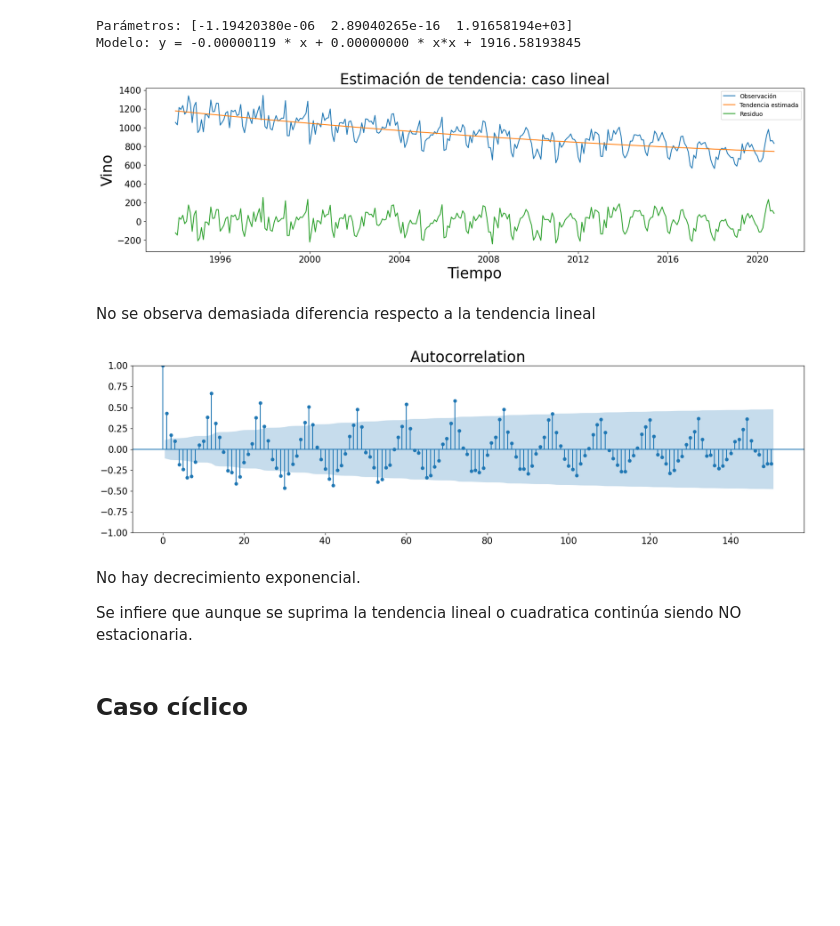
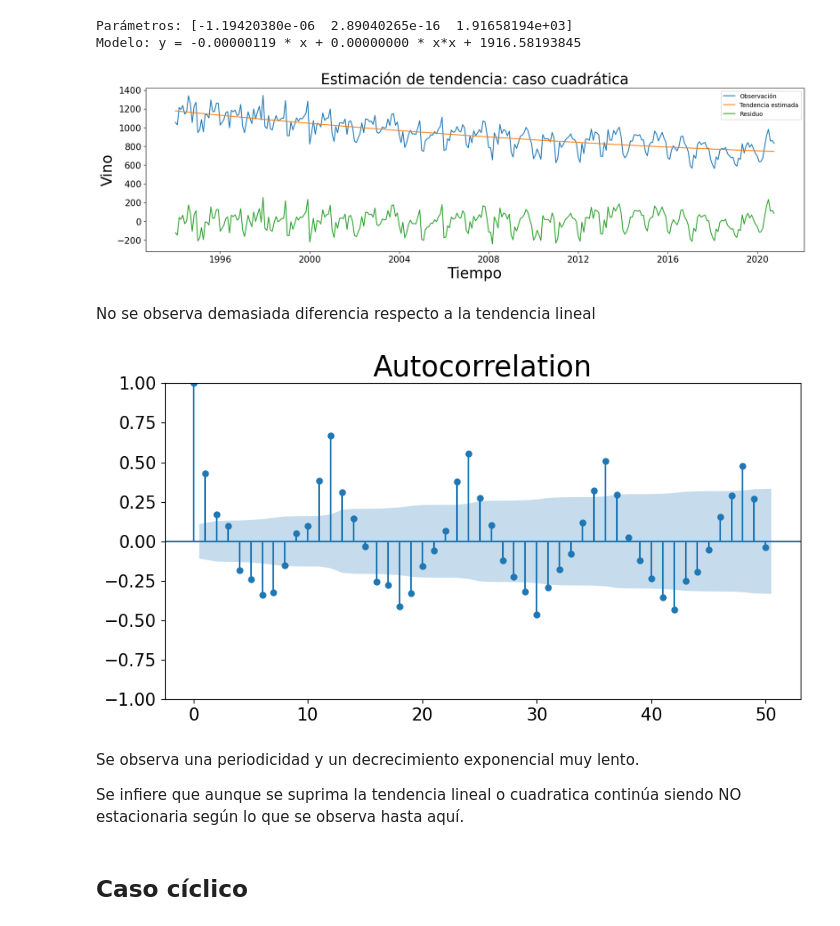
Before and after one commit to sergio2pi/CEIA-FIUBA_ST, a Jupyter notebook: trabajo_integrador/series_temporales.ipynb, the cells around one changed output. Drawn from its saved outputs; the diff is of its cells as text; code cells hidden in the pictures; blank space fills up the shorter version.

```diff
--- a/trabajo_integrador/series_temporales.ipynb
+++ b/trabajo_integrador/series_temporales.ipynb
@@ -283,25 +300,25 @@ plt.plot(dataset['indice_tiempo'], objective(ts, *parameters), label='Tendencia
 # Residuo. Original - Tendencia
 residuo = dataset['vino'] - objective(ts, *parameters)
 plt.plot(dataset['indice_tiempo'], residuo, label='Residuo')
-plt.title("Estimación de tendencia: caso lineal")
+plt.title("Estimación de tendencia: caso cuadrática")
 plt.legend()
 plt.xlabel("Tiempo")
 plt.ylabel("Vino")
 plt.show()
 # %% [output]
-[figure, old version]
+[figure, new version]
 # %% [markdown]
 No se observa demasiada diferencia respecto a la tendencia lineal
 # %%
-fig, ax = plt.subplots(figsize=(20,5))
-plot_acf(residuo, lags=150, ax=ax)
+fig, ax = plt.subplots(figsize=(10,5))
+plot_acf(residuo, lags=50, ax=ax)
 plt.show()
 # %% [output]
-[figure, old version]
+[figure, new version]
 # %% [markdown]
-No hay decrecimiento exponencial.
+Se observa una periodicidad y un decrecimiento exponencial muy lento.
 
-Se infiere que aunque se suprima la tendencia lineal o cuadratica continúa siendo NO estacionaria.
+Se infiere que aunque se suprima la tendencia lineal o cuadratica continúa siendo NO estacionaria según lo que se observa hasta aquí.
 # %% [markdown]
 ## Caso cíclico
 # %%
```
Also changed, not shown: parts of 59 cells of this notebook, 1 other file.
